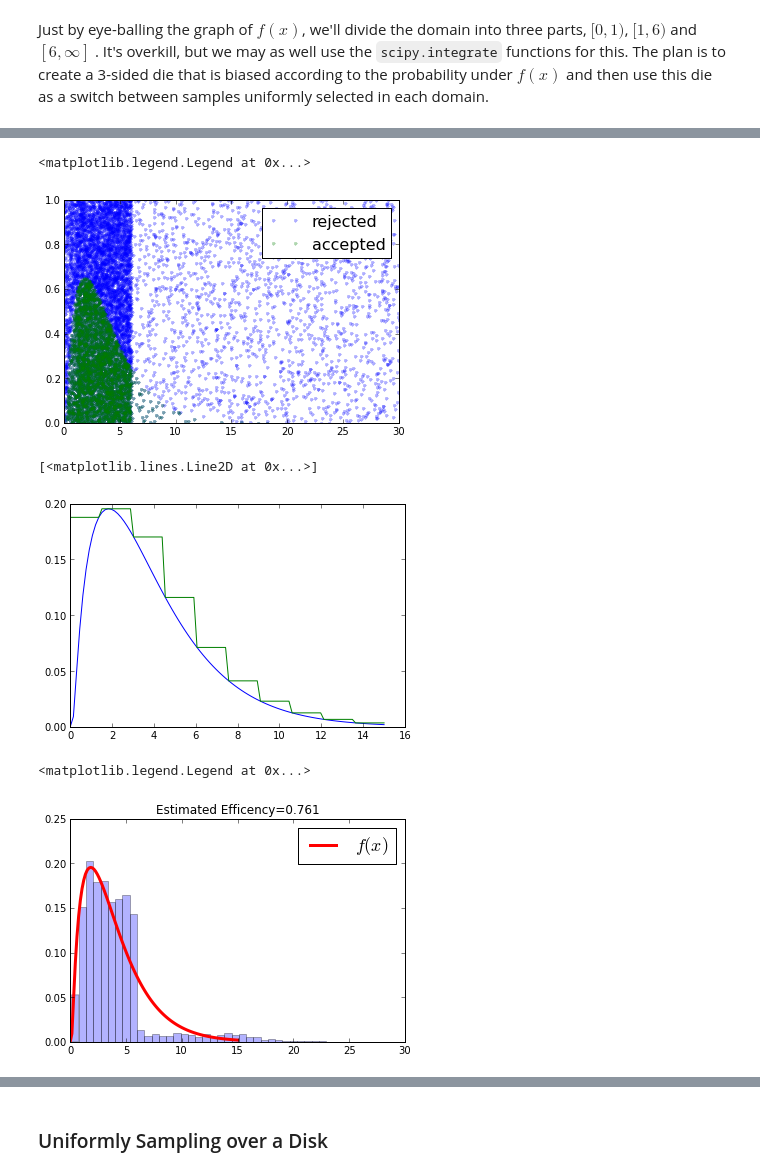
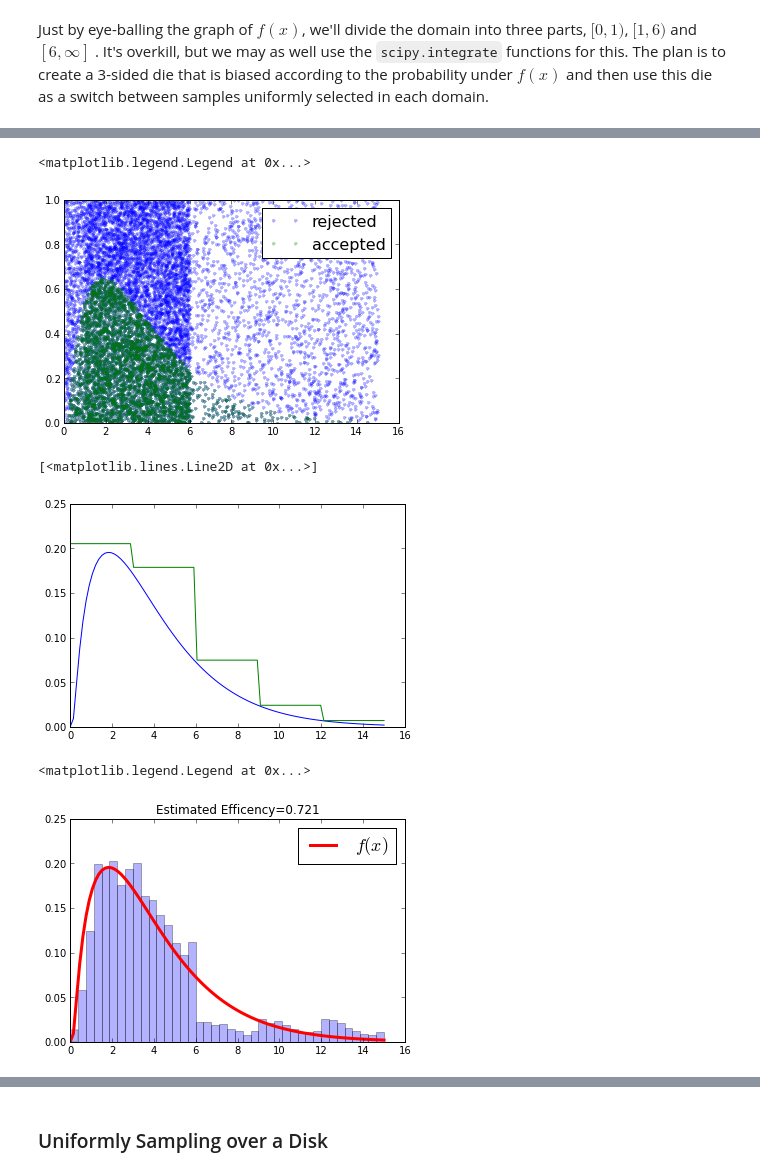
Before and after one commit to unpingco/Pig-in-the-Python, a Jupyter notebook: Sampling_Monte_Carlo.ipynb, the cells around one changed output, grey strips where cells are left out. Cells and saved outputs as stored; diff of their text form; code cells hidden in the pictures.

Commit message:
developed step function approximation class

```diff
--- a/Sampling_Monte_Carlo.ipynb
+++ b/Sampling_Monte_Carlo.ipynb
@@ -186,12 +186,12 @@ Just by eye-balling the graph of $f(x)$, we'll divide the domain into three part
 import scipy.integrate
 p0=scipy.integrate.quad(f,0,1)[0] # side 0
 p1=scipy.integrate.quad(f,1,6)[0] # side 1
-p2=scipy.integrate.quad(f,6,30)[0] # side 2
+p2=scipy.integrate.quad(f,6,15)[0] # side 2
 
 def sample_die(n=100):
     u0 = scipy.stats.uniform(0,1)
     u1 = scipy.stats.uniform(1,6-1)
-    u2 = scipy.stats.uniform(6,30-6)
+    u2 = scipy.stats.uniform(6,15-6)
     u=rand(n)
     o=[]
     i0=np.logical_and( 0<u , u<=p0)
@@ -222,36 +222,51 @@ ax.plot(u1[idx],u2[idx],'g.',label='accepted',alpha=.3)
 ax.legend(fontsize=16)
 # %% [output]
 <matplotlib.legend.Legend at 0x...>
-[figure, old version]
+[figure, new version]
+# %%
+class Stepwise(object):
+    def __init__(self,xl,xu,fvalue):
+        assert len(xl) == len(xu) == len(fvalue)
+        assert np.all(xl<=xu)
+        self.xl = xl
+        self.xu = xu
+        self.f = fvalue
+
+    def __call__(self,x):
+        if np.isscalar(x): x=np.array([x])
+        x = asarray(x)
+        xu,xl=self.xu,self.xl # unpack
+        out = zeros(x.shape)
+        for i in range(len(xu)):
+            idx= np.where(logical_and(xl[i]<=x,x<=xu[i]))
+            out[idx] = self.f[i]
+        return out
 # %%
-nlevels= 10
-z = S.symbols('z')
-cond=[(xl<z<=xu) for xl,xu in x.reshape(nlevels,-1)[:,[0,-1]] ]
-cond.append(True) # otherwise condition
-values=(fx.reshape(nlevels,-1).max(1)).tolist() # add some headroom
-values.append(fx[-1]) # otherwise value
-step_approx=S.Piecewise(*zip(values,cond))
+nlevels=5
+xl,xu=x.reshape(nlevels,-1)[:,[0,-1]].T
+values=(fx.reshape(nlevels,-1).max(1))*1.05
+sw=Stepwise(xl,xu,values)
 
 fig,ax=subplots()
 ax.plot(x,fx,label='f(x)')
-ax.plot(x,[step_approx.subs(z,i) for i in x],label='step-wise upper bound')
+ax.plot(x,sw(x),label='step-wise upper bound')
 # %% [output]
 [<matplotlib.lines.Line2D at 0x...>]
-[figure, old version]
+[figure, new version]
 # %%
 u1 = sample_die(10000)
 u2 = rand(10000)
-Mu1=array([step_approx.subs(z,i) for i in u1],dtype=float)
-idx=where(u2<=f(u1)/Mu1)[0]
+
+idx=where(u2<=f(u1)/sw(u1))
 v = u1[idx]
 fig,ax=subplots()
 ax.hist(v,normed=1,bins=40,alpha=.3)
 ax.plot(x,fx,'r',lw=3.,label='$f(x)$')
 ax.set_title('Estimated Efficency=%3.3f'%(len(v)/len(u1)))
 ax.legend(fontsize=18)
 # %% [output]
 <matplotlib.legend.Legend at 0x...>
-[figure, old version]
+[figure, new version]
 # %%
 fig,ax=subplots()
 ax.plot(u1,u2,'.',label='rejected',alpha=.3)
```
Also changed, not shown: parts of 7 cells of this notebook.
